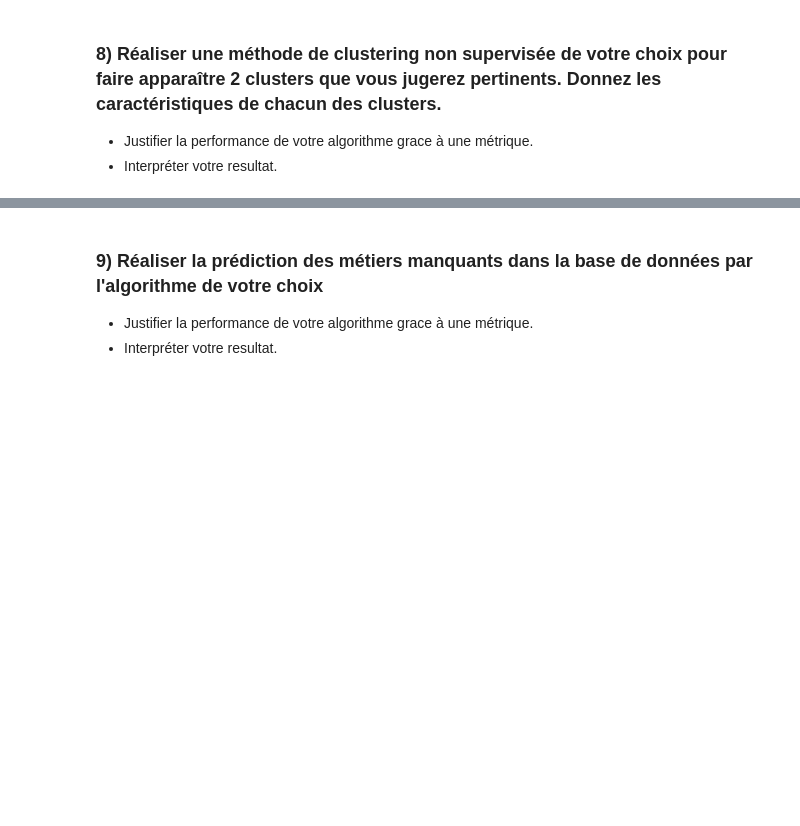
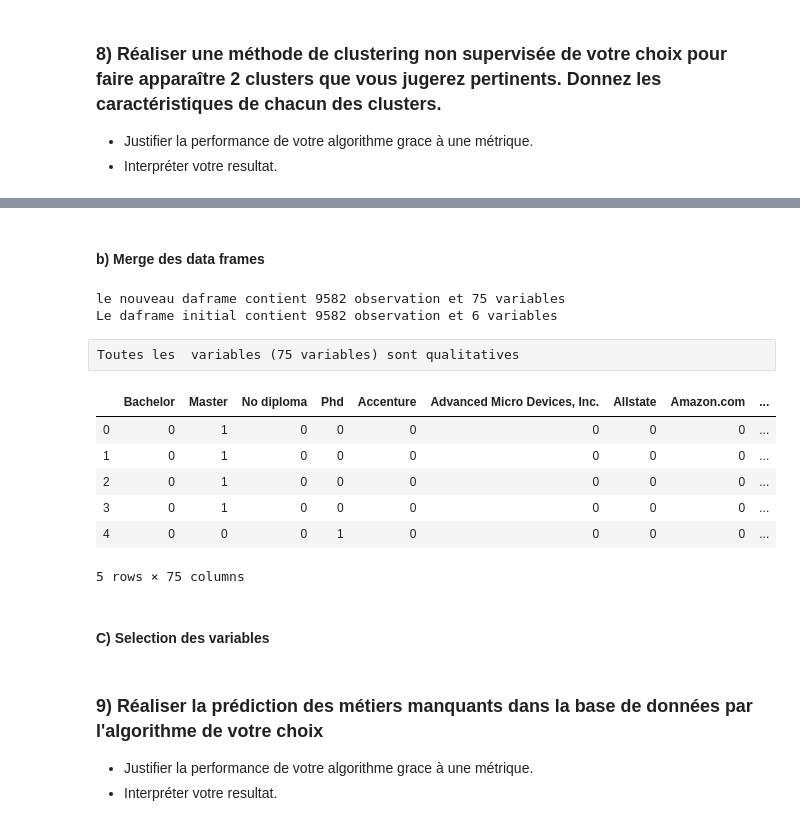
Before and after one commit to emathian/Clustering_Classification_JN, a Jupyter notebook: Test_Technique_ML_AK.ipynb, the cells around one changed output, grey strips where cells are left out. Drawn from its saved outputs; the diff is of its cells as text; code cells hidden in the pictures; blank space fills up the shorter version.

```diff
--- a/Test_Technique_ML_AK.ipynb
+++ b/Test_Technique_ML_AK.ipynb
@@ -366,0 +417,4 @@ print(pd.Series(l).value_counts())
+# %%
+# Diplome
+s_diplome = pd.Series(list(df['Diplome']))
+one_hot_encoding_diplome = pd.get_dummies(s_diplome)
@@ -366,0 +426,4 @@ print(pd.Series(l).value_counts())
+# %%
+# Exp_label
+s_experience = pd.Series(list(df['Exp_label']))
+one_hot_encoding_experience = pd.get_dummies(s_experience)
@@ -366,0 +440,4 @@ print(pd.Series(l).value_counts())
+# %%
+# Ville
+s_ville = pd.Series(list(df['Ville']))
+one_hot_encoding_ville = pd.get_dummies(s_ville)
@@ -367,3 +464,30 @@ print(pd.Series(l).value_counts())
+# %% [markdown]
+#### b) Merge des data frames
+# %%
+# merge all data transform
+df_merge = pd.concat([one_hot_encoding_diplome, one_hot_encoding_entreprise,
+                   one_hot_encoding_metier, one_hot_encoding_ville ,
+                   one_hot_encoding_experience], axis=1)
+# %%
+print(f'le nouveau daframe contient {df_merge.shape[0]} observation et {df_merge.shape[1]} variables')
+print(f'Le daframe initial contient {df.shape[0]} observation et {df.shape[1]-1} variables')
+# %% [output]
+le nouveau daframe contient 9582 observation et 75 variables
+Le daframe initial contient 9582 observation et 6 variables
+# %% [raw]
+Toutes les  variables (75 variables) sont qualitatives
+# %%
+df_merge.head()
+# %% [output]
+|  | Bachelor | Master | No diploma | Phd | Accenture | Advanced Micro Devices, Inc. | Allstate | Amazon.com | ... |
+| 0 | 0 | 1 | 0 | 0 | 0 | 0 | 0 | 0 | ... |
+| 1 | 0 | 1 | 0 | 0 | 0 | 0 | 0 | 0 | ... |
+| 2 | 0 | 1 | 0 | 0 | 0 | 0 | 0 | 0 | ... |
+| 3 | 0 | 1 | 0 | 0 | 0 | 0 | 0 | 0 | ... |
+| 4 | 0 | 0 | 0 | 1 | 0 | 0 | 0 | 0 | ... |
+5 rows × 75 columns
+# %% [markdown]
+#### C) Selection des variables
 # %% [markdown]
 ### 9) Réaliser la prédiction des métiers manquants dans la base de données par l'algorithme de votre choix
 -  Justifier la performance de votre algorithme grace à une métrique.
```
Also changed, not shown: parts of 73 cells of this notebook.
